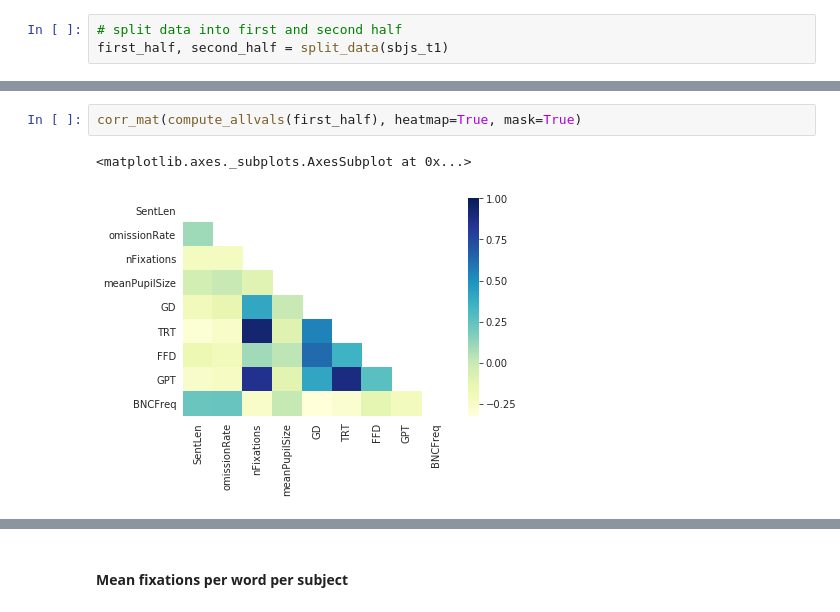
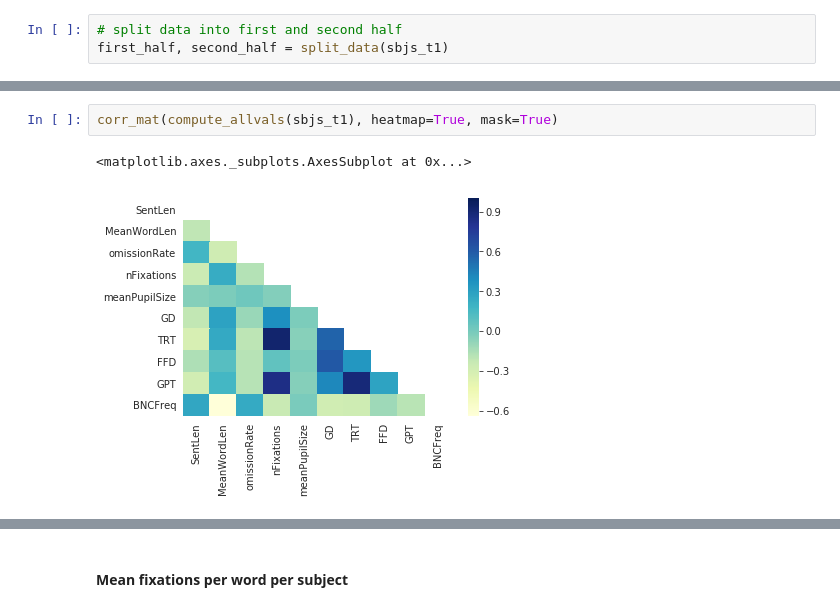
Before and after one commit to PosoSAgapo/NER-with-EEG-and-ET, a Jupyter notebook: data_exploration.ipynb, the cells around one changed output, grey strips where cells are left out. Drawn from its saved outputs; the diff is of its cells as text.

```diff
--- a/data_exploration.ipynb
+++ b/data_exploration.ipynb
@@ -119,5 +100,5 @@ corr_mat(compute_allvals(first_half), heatmap=False)
 # %%
-corr_mat(compute_allvals(first_half), heatmap=True, mask=True)
+corr_mat(compute_allvals(sbjs_t1), heatmap=True, mask=True)
 # %% [output]
 <matplotlib.axes._subplots.AxesSubplot at 0x...>
-[figure, old version]
+[figure, new version]
```
Also changed, not shown: parts of 15 cells of this notebook, 1 other file.
